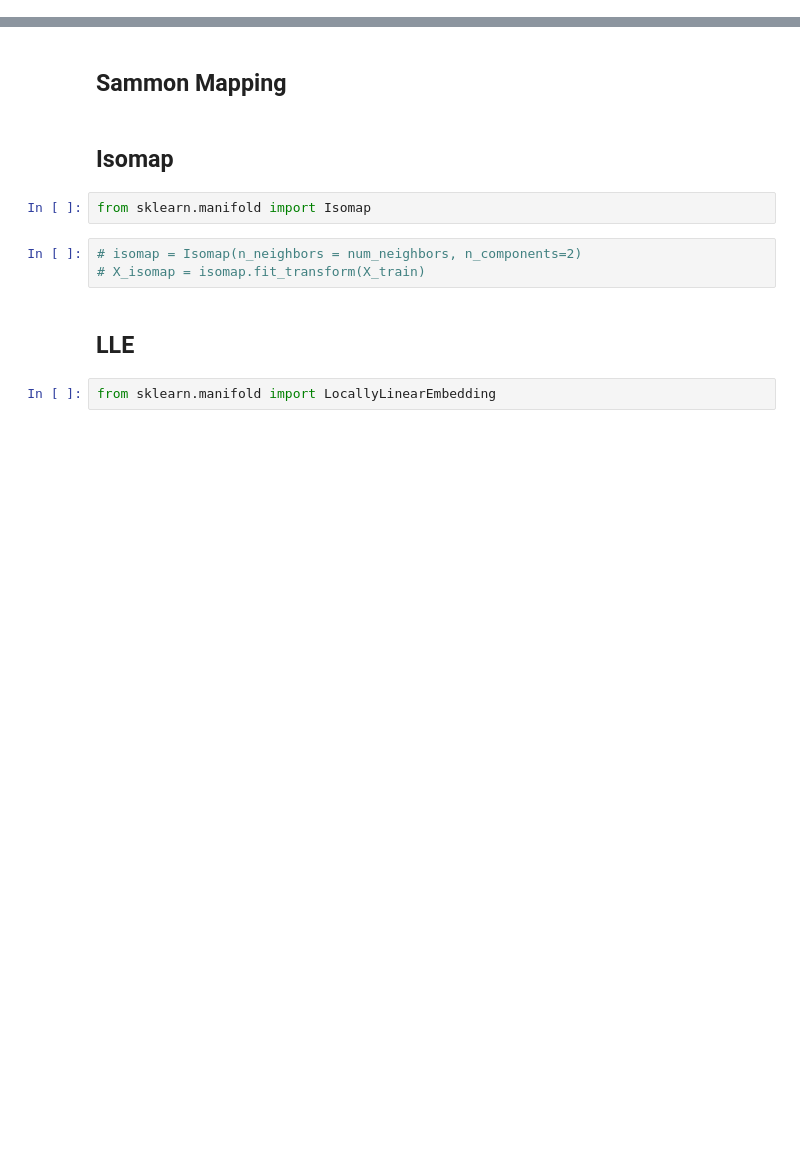
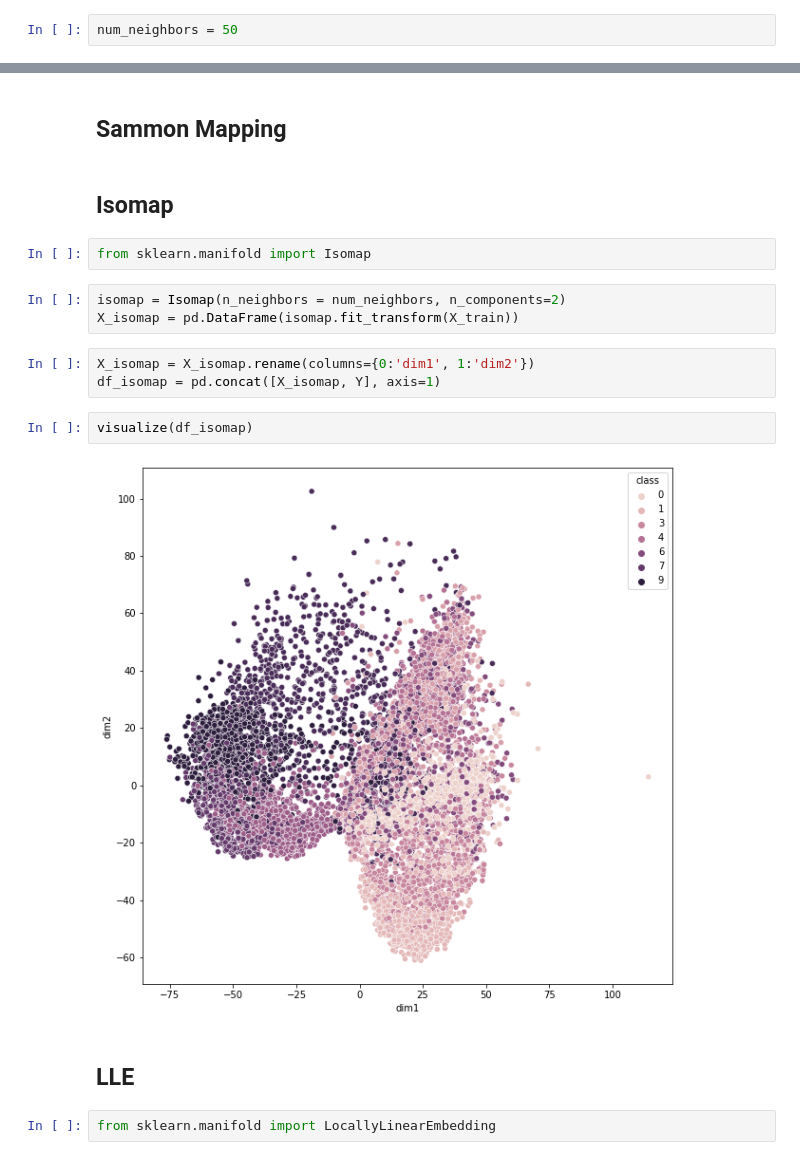
Before and after one commit to canquanquan/T-SNE, a Jupyter notebook: experiment.ipynb, the cells around one changed output, grey strips where cells are left out. Cells and saved outputs as stored; diff of their text form; blank space fills up the shorter version.

```diff
--- a/experiment.ipynb
+++ b/experiment.ipynb
@@ -27,3 +90,5 @@ tsne = TSNE(n_components=2)
+# %%
+num_neighbors = 50
 # %% [markdown]
 ## PCA
 # %%
@@ -41,8 +121,15 @@ X_pca = pd.DataFrame(X_pca)
 # %%
 from sklearn.manifold import Isomap
 # %%
-# isomap = Isomap(n_neighbors = num_neighbors, n_components=2)
-# X_isomap = isomap.fit_transform(X_train)
+isomap = Isomap(n_neighbors = num_neighbors, n_components=2)
+X_isomap = pd.DataFrame(isomap.fit_transform(X_train))
+# %%
+X_isomap = X_isomap.rename(columns={0:'dim1', 1:'dim2'})
+df_isomap = pd.concat([X_isomap, Y], axis=1)
+# %%
+visualize(df_isomap)
+# %% [output]
+[figure, added]
 # %% [markdown]
 ## LLE
 # %%
```
Also changed, not shown: parts of 26 cells of this notebook, 1 other file.
